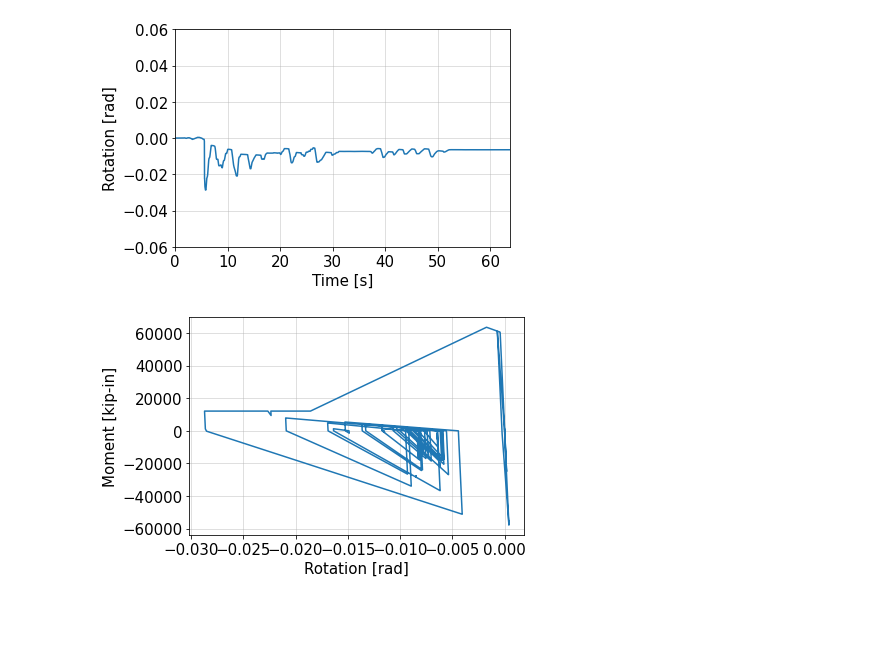
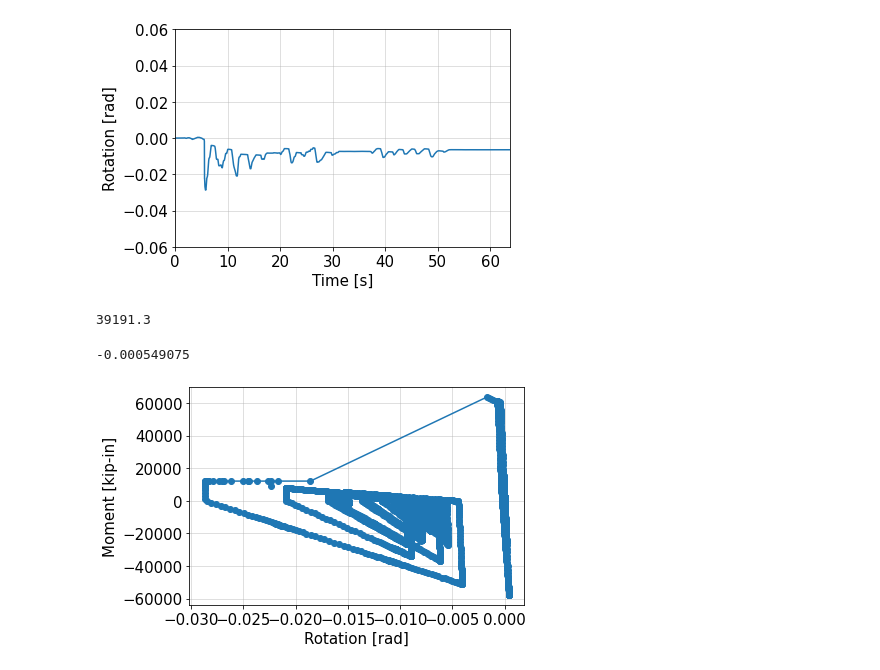
Before and after one commit to galvisf/ModelerWSMF, a Jupyter notebook: OUTPUTS/visualize_frame_NLRHA_ASCE41.ipynb, the cells around one changed output. Cells and saved outputs as stored; diff of their text form; code cells hidden in the pictures; blank space fills up the shorter version.

Commit message:
update hinge

```diff
--- a/OUTPUTS/visualize_frame_NLRHA_ASCE41.ipynb
+++ b/OUTPUTS/visualize_frame_NLRHA_ASCE41.ipynb
@@ -419,9 +419,18 @@ _ = plt.ylabel('Rotation [rad]')
 # %% [output]
 [figure]
 # %%
-_ = plt.plot(beam_plas_rot[results_folder]['hinge_left'][0].flatten(), beam_moment[results_folder]['hinge_left_force'][0].flatten())
+beam_i = 0
+
+a = beam_moment[results_folder]['hinge_left_force'][beam_i].flatten()
+a[310]
+b = beam_plas_rot[results_folder]['hinge_left'][beam_i].flatten()
+b[310]
+
+_ = plt.plot(b, a, '-o')
 _ = plt.grid(which='both', alpha=0.5)
 _ = plt.ylabel('Moment [kip-in]')
 _ = plt.xlabel('Rotation [rad]')
 # %% [output]
+39191.3
+-0.000549075
-[figure, old version]
+[figure, new version]
```
Also changed, not shown: 3 other files.
